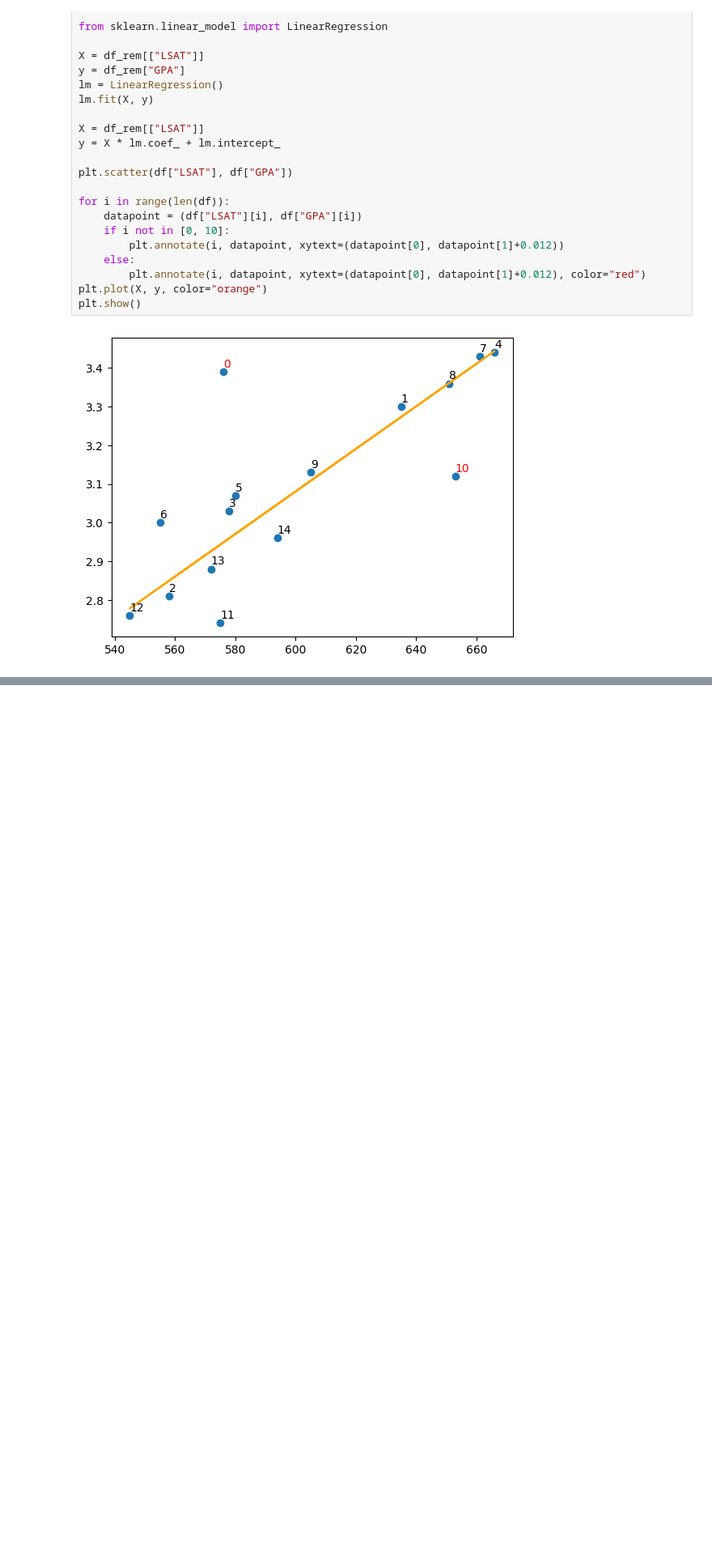
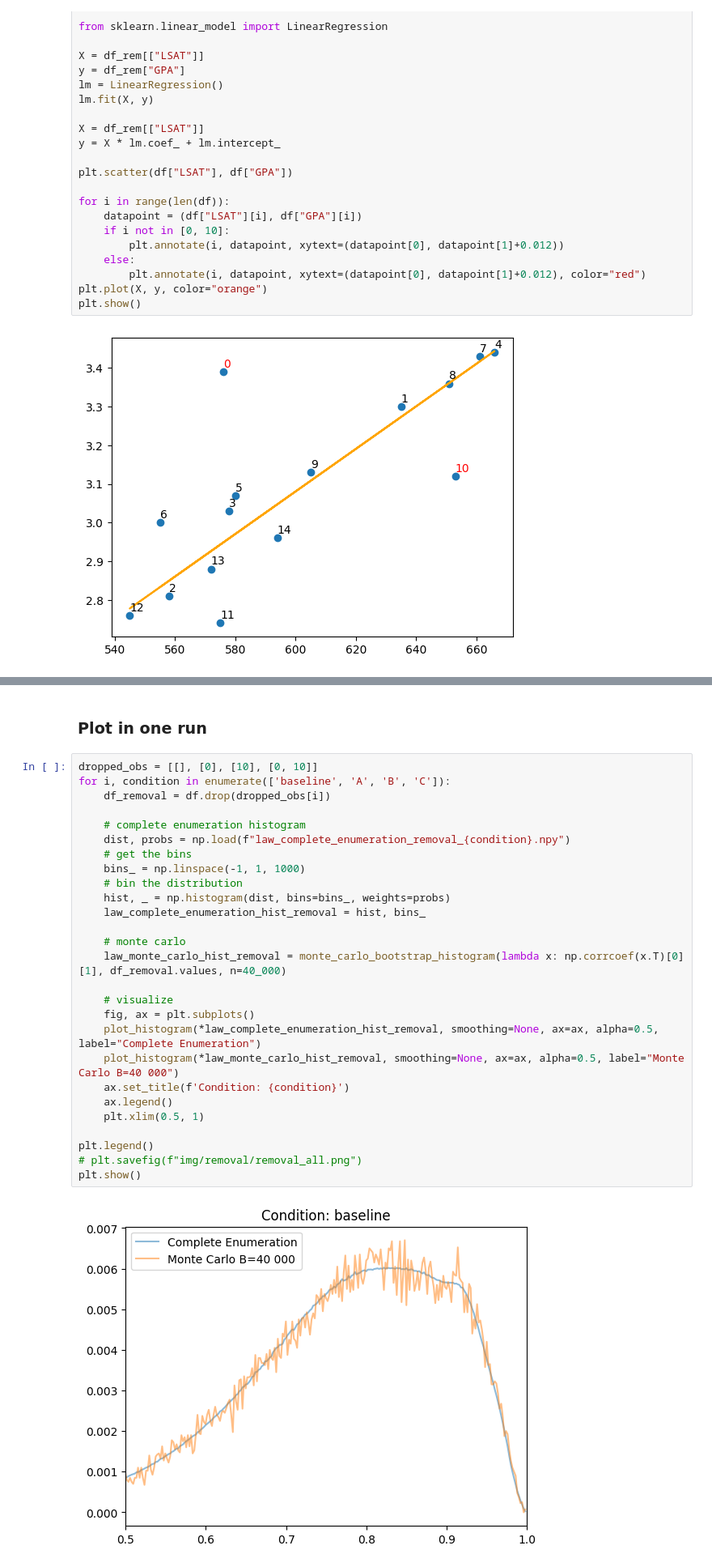
Before and after one commit to Zianor/computational-statistics-2, a Jupyter notebook: removals.ipynb, the cells around one changed output, grey strips where cells are left out. Shown at 81% size. Drawn from its saved outputs; the diff is of its cells as text; blank space fills up the shorter version.

```diff
--- a/removals.ipynb
+++ b/removals.ipynb
@@ -159,0 +119,31 @@ _Explain why you obtain difference results for Monte Carlo and complete enumerat
+# %% [markdown]
+### Plot in one run
+# %%
+dropped_obs = [[], [0], [10], [0, 10]]
+for i, condition in enumerate(['baseline', 'A', 'B', 'C']):
+    df_removal = df.drop(dropped_obs[i])
+
+    # complete enumeration histogram
+    dist, probs = np.load(f"law_complete_enumeration_removal_{condition}.npy")
+    # get the bins
+    bins_ = np.linspace(-1, 1, 1000)
+    # bin the distribution
+    hist, _ = np.histogram(dist, bins=bins_, weights=probs)
+    law_complete_enumeration_hist_removal = hist, bins_
+
+    # monte carlo
+    law_monte_carlo_hist_removal = monte_carlo_bootstrap_histogram(lambda x: np.corrcoef(x.T)[0][1], df_removal.values, n=40_000)
+
+    # visualize
+    fig, ax = plt.subplots()
+    plot_histogram(*law_complete_enumeration_hist_removal, smoothing=None, ax=ax, alpha=0.5, label="Complete Enumeration")
+    plot_histogram(*law_monte_carlo_hist_removal, smoothing=None, ax=ax, alpha=0.5, label="Monte Carlo B=40 000")
+    ax.set_title(f'Condition: {condition}')
+    ax.legend()
+    plt.xlim(0.5, 1)
+
+plt.legend()
+# plt.savefig(f"img/removal/removal_all.png")
+plt.show()
+# %% [output]
+[figure, added]
```
Also changed, not shown: parts of 24 cells of this notebook.
